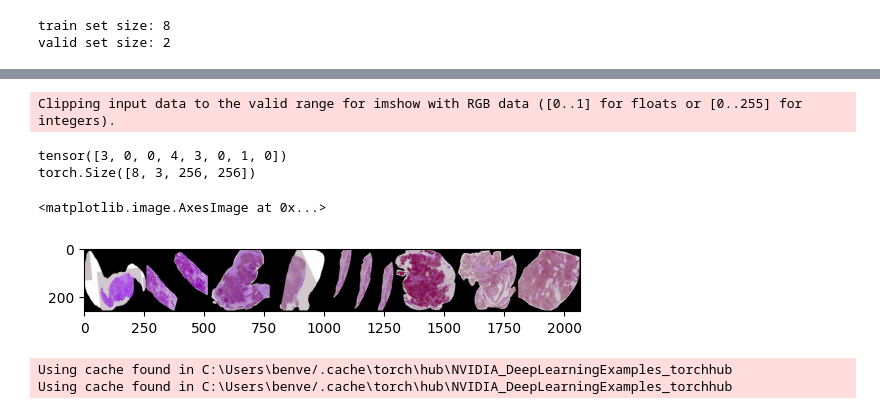
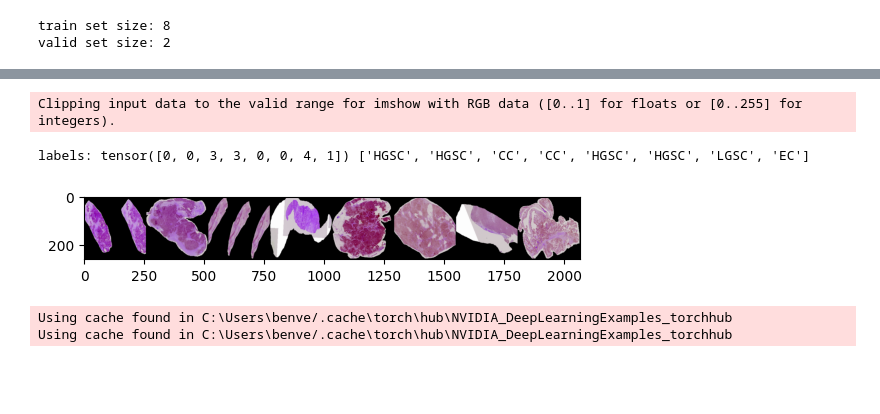
Before and after one commit to YCHuang2112sub/UBCImageClassification, a Jupyter notebook: train_eval_efficient_net.ipynb, the cells around one changed output, grey strips where cells are left out. Saved outputs shown, nothing was run; the diff lists cells and outputs as text; code cells hidden in the pictures; blank space fills up the shorter version.

```diff
--- a/train_eval_efficient_net.ipynb
+++ b/train_eval_efficient_net.ipynb
@@ -37,0 +56,14 @@ import validators
+# %%
+setting = None
+try:
+    __IPYTHON__
+    _in_ipython_session = True
+    settings = parser.parse_args("")
+except NameError:
+    _in_ipython_session = False
+    settings = parser.parse_args()
+
+print("settings:", vars(settings))
+# # save settings in to a log file
+# with open(Path(settings.model_dir, settings.experiment_name, 'settings.txt'), 'w') as f:
+#     print(vars(settings), file=f)
@@ -44,17 +95,21 @@ def create_dir_if_not_exist(dir):
     if not os.path.exists(dir):
         os.makedirs(dir)
 # %%
-SOURCE_DATASET_DIR = "/projectnb/cs640grp/materials/UBC-OCEAN_CS640"
+SOURCE_DATASET_DIR = settings.source_dataset_dir
 # DATASET_PATH = "dataset"
 # TRAIN_IMAGE_FOLDER = "train_images_compressed_80"
 # TEST_IMAGE_FOLDER = "test_images_compressed_80"
-TRAIN_IMAGE_FOLDER = f"img_size_{IMAGE_INPUT_SIZE[0]}x{IMAGE_INPUT_SIZE[1]}"
+# TRAIN_IMAGE_FOLDER = f"img_size_{IMAGE_INPUT_SIZE[0]}x{IMAGE_INPUT_SIZE[1]}"
+TRAIN_IMAGE_FOLDER = settings.train_image_folder
 
 
-LOCAL_DATASET_DIR = "./dataset"
+# LOCAL_DATASET_DIR = "./dataset"
+# MODEL_DIR = "./model/"
+# EXPERIMENT_NAME = "exp_1"
 
-MODEL_DIR = "./model/"
+LOCAL_DATASET_DIR = settings.local_dataset_dir
+MODEL_DIR = settings.model_dir
+EXPERIMENT_NAME = settings.experiment_name
 
-EXPERIMENT_NAME = "exp_1"
 MODEL_SAVE_DIR = Path(MODEL_DIR, EXPERIMENT_NAME)
 RESULT_DIR = Path("./result", EXPERIMENT_NAME)
@@ -209,16 +246,17 @@ valid_dataloader = DataLoader(valid_dataset, batch_size=32, shuffle=False, num_w
 # %%
-for imgs, labels in train_dataloader:
-    break
-print(labels)
-print(imgs.shape)
-image_grid = torchvision.utils.make_grid(imgs, nrow=8)
-plt.imshow(image_grid.permute(1, 2, 0).numpy())
+#show image grid
+def show_image_grid(dataloader, num_of_images=16):
+    imgs, labels = next(iter(dataloader))
+    image_grid = torchvision.utils.make_grid(imgs[:num_of_images], nrow=8)
+    plt.imshow(image_grid.permute(1, 2, 0).numpy())
+    # plt.show()
+    print("labels:", labels[:num_of_images], [dict_id_to_label[label.item()] for label in labels[:num_of_images]])
+
+# show_image_grid(train_dataloader)
 # %% [output]
 Clipping input data to the valid range for imshow with RGB data ([0..1] for floats or [0..255] for integers).
-tensor([3, 0, 0, 4, 3, 0, 1, 0])
-torch.Size([8, 3, 256, 256])
+labels: tensor([0, 0, 3, 3, 0, 0, 4, 1]) ['HGSC', 'HGSC', 'CC', 'CC', 'HGSC', 'HGSC', 'LGSC', 'EC']
-<matplotlib.image.AxesImage at 0x...>
-[figure, old version]
+[figure, new version]
 # %%
 efficientnet = torch.hub.load('NVIDIA/DeepLearningExamples:torchhub', 'nvidia_efficientnet_b0', pretrained=True)
 utils = torch.hub.load('NVIDIA/DeepLearningExamples:torchhub', 'nvidia_convnets_processing_utils')
```
Also changed, not shown: parts of 19 cells of this notebook, 6 other files.
